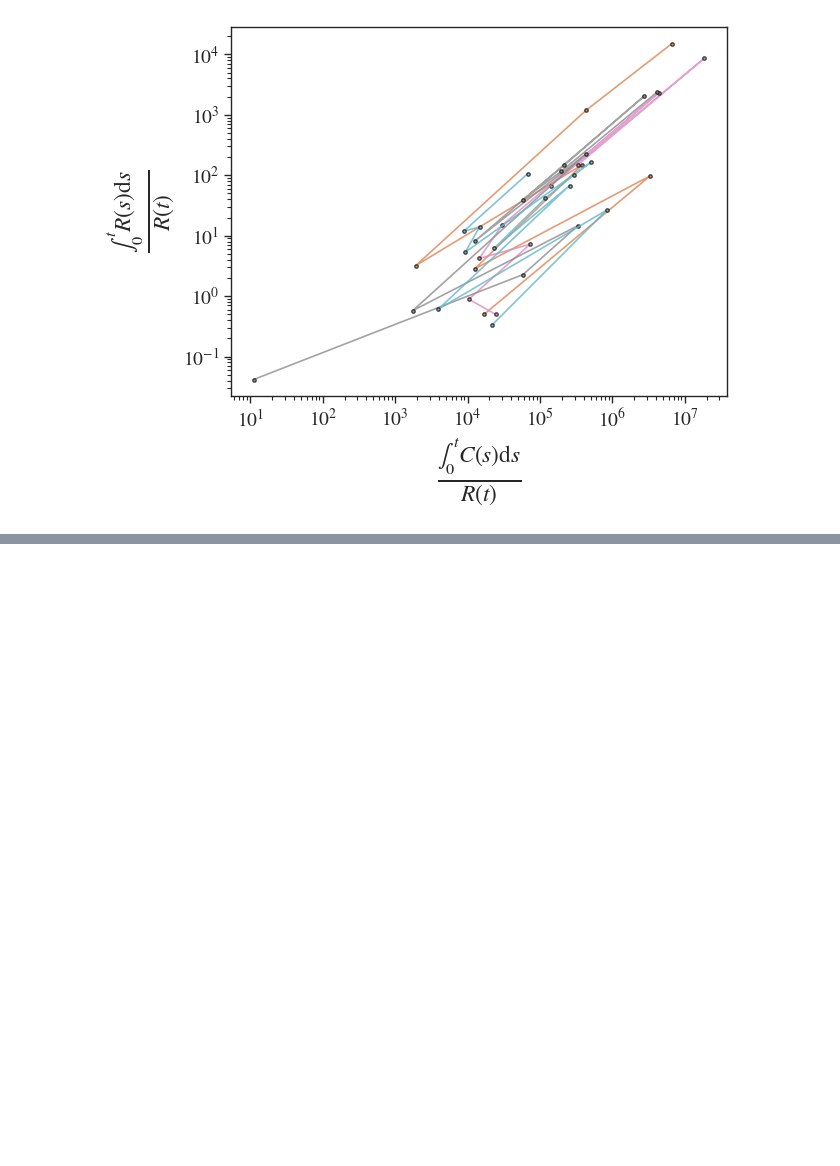
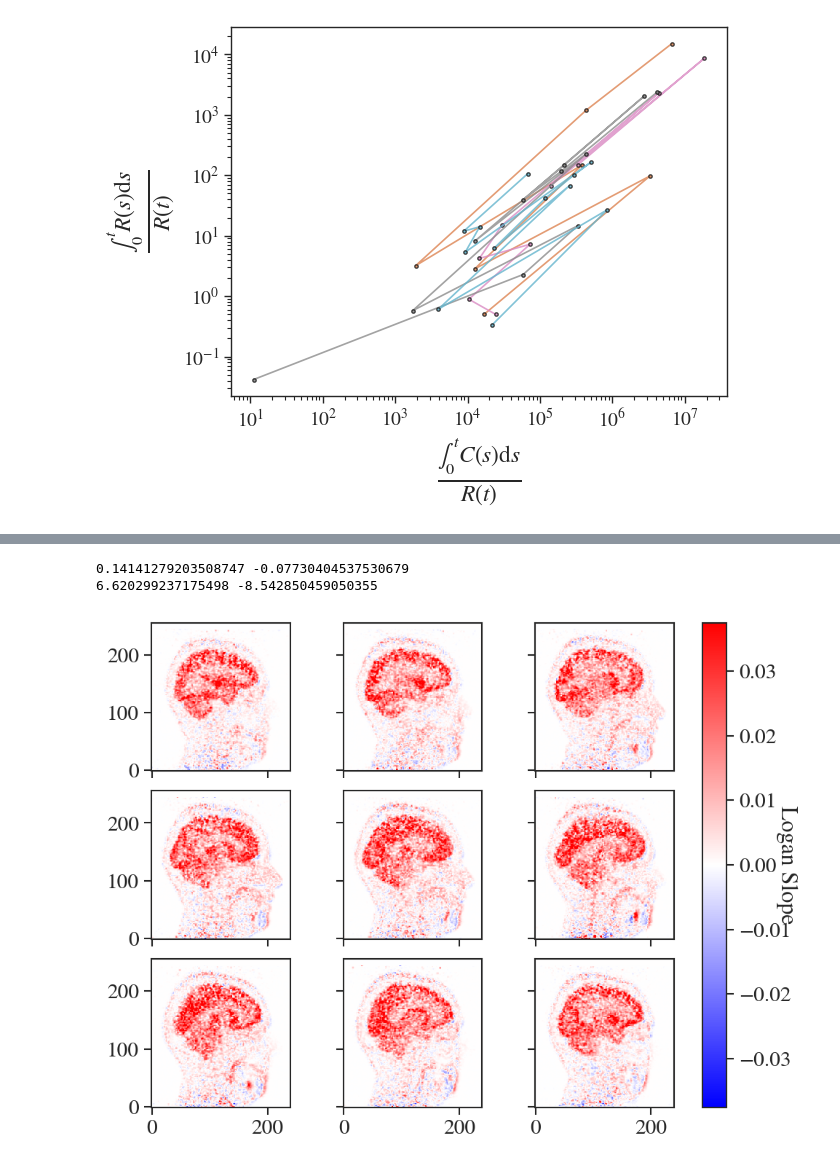
Before and after one commit to noahg-neuroimage/PETProcessing-fork2, a Jupyter notebook: test_notebooks/testing_graphical_analyses/02_testing_parametric_images.ipynb, the cells around one changed output, grey strips where cells are left out. Drawn from its saved outputs; the diff is of its cells as text; code cells hidden in the pictures; blank space fills up the shorter version.

```diff
--- a/test_notebooks/testing_graphical_analyses/02_testing_parametric_images.ipynb
+++ b/test_notebooks/testing_graphical_analyses/02_testing_parametric_images.ipynb
@@ -689,0 +841,6 @@ plt.show()
+# %%
+param_images = pet_pim.apply_linearized_analysis_to_all_voxels(pTAC_times=aif_on_scanner[0],
+                                                              pTAC_vals=aif_on_scanner[1],
+                                                              tTAC_img=img_vals,
+                                                              t_thresh_in_mins=30.0,
+                                                              analysis_func=pet_grph.patlak_analysis)
@@ -689,0 +850,16 @@ plt.show()
+# %%
+print(np.max(param_images[0][dumI0, dumJ0, dumK0]), np.min(param_images[0][dumI0, dumJ0, dumK0]))
+print(np.max(param_images[1][dumI1, dumJ1, dumK1]), np.min(param_images[1][dumI1, dumJ1, dumK1]))
+# %% [output]
+0.14141279203508747 -0.07730404537530679
+6.620299237175498 -8.542850459050355
+# %%
+myFig, myAx = plt.subplots(3,3, sharex=True, sharey=True, constrained_layout=True, dpi=150)
+for axID, anAx in enumerate(myAx.flatten()):
+    cBar = anAx.imshow(param_images[0][xDim//2-5*5 + 5*axID, :, :].T, interpolation='none', origin='lower',
+               vmin=-0.15/4, vmax=0.15/4, cmap='bwr')
+cAx = plt.colorbar(cBar, ax=myAx)
+cAx.set_label("Logan Slope", rotation=270)
+plt.show()
+# %% [output]
+[figure, added]
```
Also changed, not shown: parts of 11 cells of this notebook, 1 other file.
